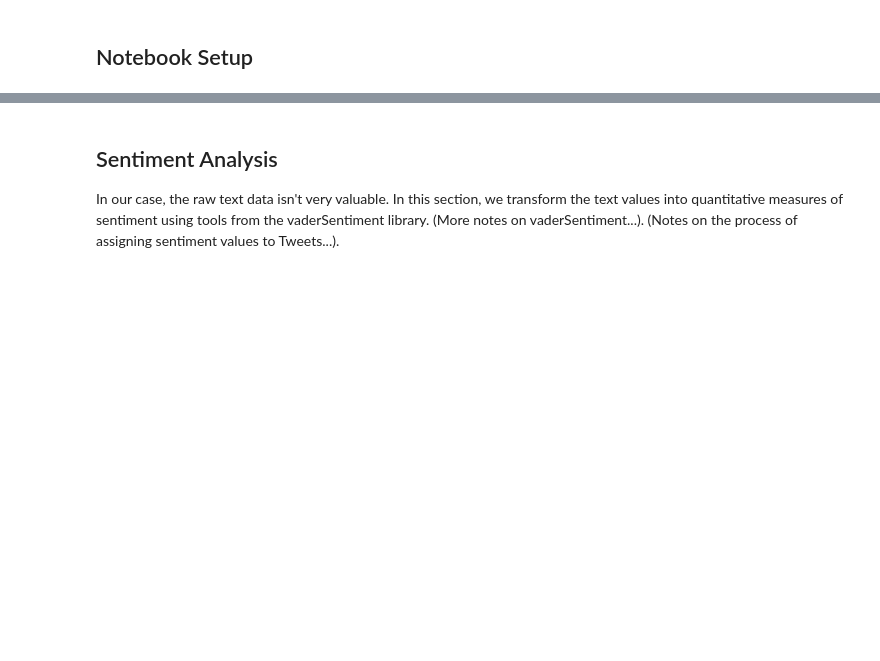
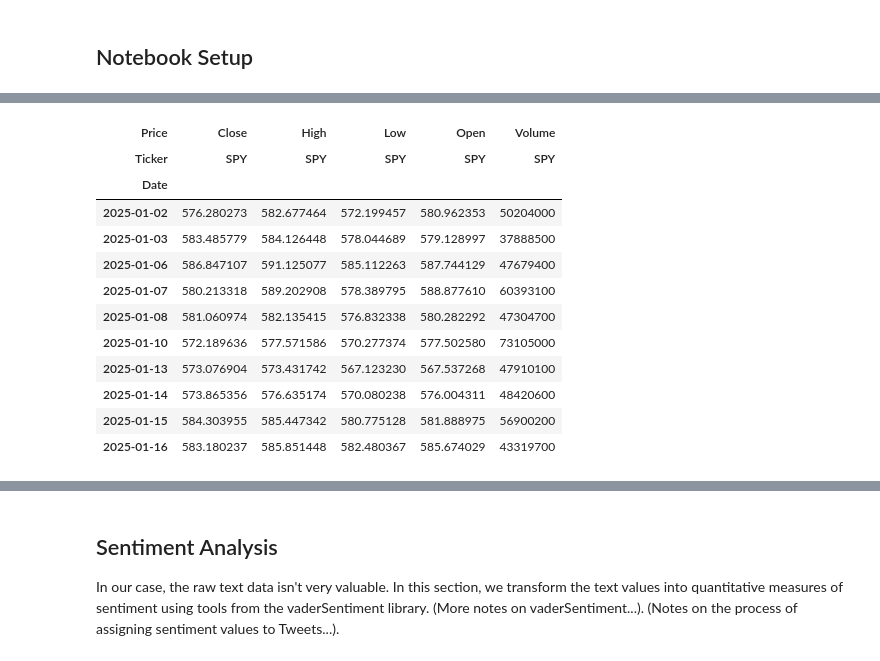
Before and after one commit to ben-mikus/wdip-course-project, a Jupyter notebook: wdip-course-project.ipynb, the cells around one changed output, grey strips where cells are left out. Cells and saved outputs as stored; diff of their text form; code cells hidden in the pictures; blank space fills up the shorter version.

```diff
--- a/wdip-course-project.ipynb
+++ b/wdip-course-project.ipynb
@@ -47,0 +57,16 @@ Date
+# %%
+spy.head(10)
+# %% [output]
+| Price | Close | High | Low | Open | Volume |
+| Ticker | SPY | SPY | SPY | SPY | SPY |
+| Date |  |  |  |  |  |
+| 2025-01-02 | 576.280273 | 582.677464 | 572.199457 | 580.962353 | 50204000 |
+| 2025-01-03 | 583.485779 | 584.126448 | 578.044689 | 579.128997 | 37888500 |
+| 2025-01-06 | 586.847107 | 591.125077 | 585.112263 | 587.744129 | 47679400 |
+| 2025-01-07 | 580.213318 | 589.202908 | 578.389795 | 588.877610 | 60393100 |
+| 2025-01-08 | 581.060974 | 582.135415 | 576.832338 | 580.282292 | 47304700 |
+| 2025-01-10 | 572.189636 | 577.571586 | 570.277374 | 577.502580 | 73105000 |
+| 2025-01-13 | 573.076904 | 573.431742 | 567.123230 | 567.537268 | 47910100 |
+| 2025-01-14 | 573.865356 | 576.635174 | 570.080238 | 576.004311 | 48420600 |
+| 2025-01-15 | 584.303955 | 585.447342 | 580.775128 | 581.888975 | 56900200 |
+| 2025-01-16 | 583.180237 | 585.851448 | 582.480367 | 585.674029 | 43319700 |
```
Also changed, not shown: parts of 11 cells of this notebook, 1 other file.
